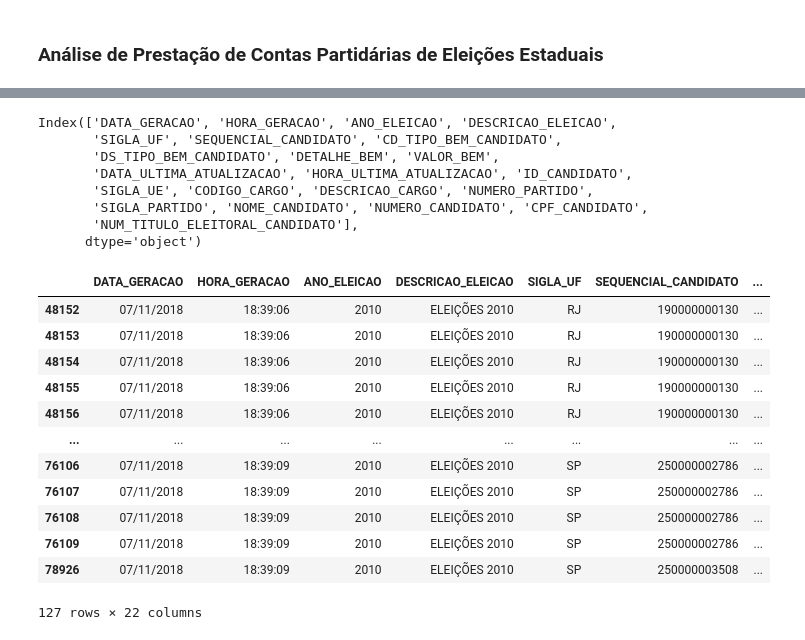
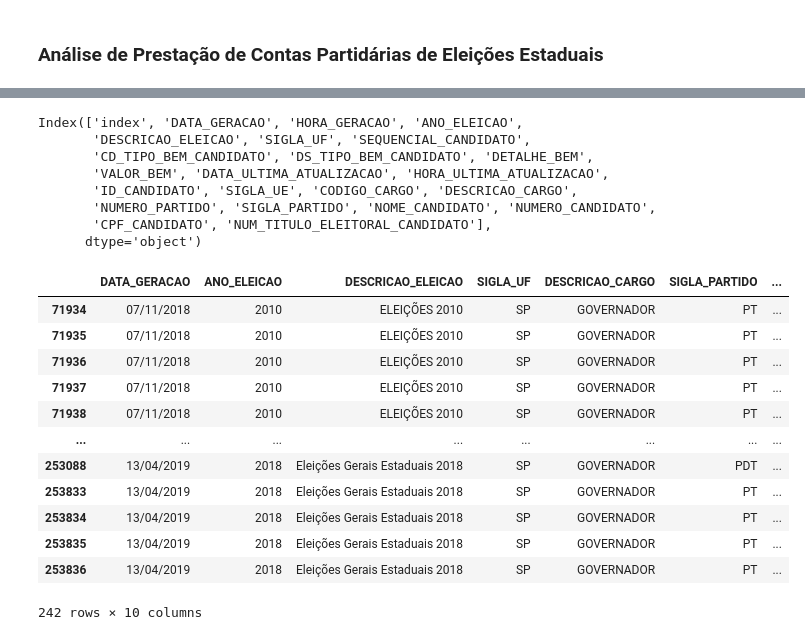
Before and after one commit to robsoncartes/An-lise-de-Presta-o-de-Contas-Partid-rias-de-Elei-es-Estaduais, a Jupyter notebook: AnaliseDePrestacaoDeContasPartidariasDeEleicoesEstaduais.ipynb, the cells around one changed output, grey strips where cells are left out. Saved outputs shown, nothing was run; the diff lists cells and outputs as text; code cells hidden in the pictures.

```diff
--- a/AnaliseDePrestacaoDeContasPartidariasDeEleicoesEstaduais.ipynb
+++ b/AnaliseDePrestacaoDeContasPartidariasDeEleicoesEstaduais.ipynb
@@ -13,4 +13,7 @@ pd.set_option("float_format", locale.currency)
 #pd.set_option('display.float_format', lambda x: '%,.2f' % x)
 # %%
 # Leitura dos dados dos bens declarados para um determinado cargo (presidente, governador, senador, deputado federal, deputado estadual, prefeito, vereador)
-governor2010 = api.get_assets(year=2010, position="GOVERNADOR")
+
+elections2010 = api.get_assets(year=2010, position="GOVERNADOR")
+elections2014 = api.get_assets(year=2014, position="GOVERNADOR")
+elections2018 = api.get_assets(year=2018, position="GOVERNADOR")
@@ -17,31 +71,38 @@ governor2010 = api.get_assets(year=2010, position="GOVERNADOR")
+# %%
+elections = pd.concat([elections2010, elections2014])
+elections = pd.concat([elections, elections2018])
+elections.reset_index(inplace=True)
 # %%
 # Exibe o nome de todas as colunas
-governor2010.columns
+elections.columns
 # %% [output]
-Index(['DATA_GERACAO', 'HORA_GERACAO', 'ANO_ELEICAO', 'DESCRICAO_ELEICAO',
-       'SIGLA_UF', 'SEQUENCIAL_CANDIDATO', 'CD_TIPO_BEM_CANDIDATO',
-       'DS_TIPO_BEM_CANDIDATO', 'DETALHE_BEM', 'VALOR_BEM',
-       'DATA_ULTIMA_ATUALIZACAO', 'HORA_ULTIMA_ATUALIZACAO', 'ID_CANDIDATO',
-       'SIGLA_UE', 'CODIGO_CARGO', 'DESCRICAO_CARGO', 'NUMERO_PARTIDO',
-       'SIGLA_PARTIDO', 'NOME_CANDIDATO', 'NUMERO_CANDIDATO', 'CPF_CANDIDATO',
-       'NUM_TITULO_ELEITORAL_CANDIDATO'],
+Index(['index', 'DATA_GERACAO', 'HORA_GERACAO', 'ANO_ELEICAO',
+       'DESCRICAO_ELEICAO', 'SIGLA_UF', 'SEQUENCIAL_CANDIDATO',
+       'CD_TIPO_BEM_CANDIDATO', 'DS_TIPO_BEM_CANDIDATO', 'DETALHE_BEM',
+       'VALOR_BEM', 'DATA_ULTIMA_ATUALIZACAO', 'HORA_ULTIMA_ATUALIZACAO',
+       'ID_CANDIDATO', 'SIGLA_UE', 'CODIGO_CARGO', 'DESCRICAO_CARGO',
+       'NUMERO_PARTIDO', 'SIGLA_PARTIDO', 'NOME_CANDIDATO', 'NUMERO_CANDIDATO',
+       'CPF_CANDIDATO', 'NUM_TITULO_ELEITORAL_CANDIDATO'],
       dtype='object')
 # %%
-# Filtro para exibir registros (contém todas as colunas) onde a 'SIGLA_UF' seja apenas 'SP' ou 'RJ' e DESCRICAO_CARGO seja 'GOVERNADOR'
-filter_state = governor2010[((governor2010["SIGLA_UF"] == "SP") | (governor2010["SIGLA_UF"] == "RJ"))
-                            & (governor2010["DESCRICAO_CARGO"] == "GOVERNADOR")]
-filter_state
+# Filtro para exibir registros (contém todas as colunas) onde a 'SIGLA_UF' seja apenas 'SP' e 'DESCRICAO_CARGO' seja 'GOVERNADOR'
+filter_elections_governors = elections[(elections["SIGLA_UF"] == "SP") & (elections["DESCRICAO_CARGO"] == "GOVERNADOR")]
+
+# Exibe todos os registros e bens declarados de cada candidato ao cargo de Governador de São Paulo nas eleições de 2010, 2014 e 2018
+filter_elections_governors.loc[:, ['DATA_GERACAO', 'ANO_ELEICAO', 'DESCRICAO_ELEICAO', 'SIGLA_UF',
+                                   'DESCRICAO_CARGO', 'SIGLA_PARTIDO', 'NOME_CANDIDATO', 'CPF_CANDIDATO',
+                                   'DETALHE_BEM', 'VALOR_BEM']]
 # %% [output]
-|  | DATA_GERACAO | HORA_GERACAO | ANO_ELEICAO | DESCRICAO_ELEICAO | SIGLA_UF | SEQUENCIAL_CANDIDATO | ... |
-| 48152 | 07/11/2018 | 18:39:06 | 2010 | ELEIÇÕES 2010 | RJ | 190000000130 | ... |
-| 48153 | 07/11/2018 | 18:39:06 | 2010 | ELEIÇÕES 2010 | RJ | 190000000130 | ... |
-| 48154 | 07/11/2018 | 18:39:06 | 2010 | ELEIÇÕES 2010 | RJ | 190000000130 | ... |
-| 48155 | 07/11/2018 | 18:39:06 | 2010 | ELEIÇÕES 2010 | RJ | 190000000130 | ... |
-| 48156 | 07/11/2018 | 18:39:06 | 2010 | ELEIÇÕES 2010 | RJ | 190000000130 | ... |
+|  | DATA_GERACAO | ANO_ELEICAO | DESCRICAO_ELEICAO | SIGLA_UF | DESCRICAO_CARGO | SIGLA_PARTIDO | ... |
+| 71934 | 07/11/2018 | 2010 | ELEIÇÕES 2010 | SP | GOVERNADOR | PT | ... |
+| 71935 | 07/11/2018 | 2010 | ELEIÇÕES 2010 | SP | GOVERNADOR | PT | ... |
+| 71936 | 07/11/2018 | 2010 | ELEIÇÕES 2010 | SP | GOVERNADOR | PT | ... |
+| 71937 | 07/11/2018 | 2010 | ELEIÇÕES 2010 | SP | GOVERNADOR | PT | ... |
+| 71938 | 07/11/2018 | 2010 | ELEIÇÕES 2010 | SP | GOVERNADOR | PT | ... |
 | ... | ... | ... | ... | ... | ... | ... | ... |
-| 76106 | 07/11/2018 | 18:39:09 | 2010 | ELEIÇÕES 2010 | SP | 250000002786 | ... |
-| 76107 | 07/11/2018 | 18:39:09 | 2010 | ELEIÇÕES 2010 | SP | 250000002786 | ... |
-| 76108 | 07/11/2018 | 18:39:09 | 2010 | ELEIÇÕES 2010 | SP | 250000002786 | ... |
-| 76109 | 07/11/2018 | 18:39:09 | 2010 | ELEIÇÕES 2010 | SP | 250000002786 | ... |
-| 78926 | 07/11/2018 | 18:39:09 | 2010 | ELEIÇÕES 2010 | SP | 250000003508 | ... |
+| 253088 | 13/04/2019 | 2018 | Eleições Gerais Estaduais 2018 | SP | GOVERNADOR | PDT | ... |
+| 253833 | 13/04/2019 | 2018 | Eleições Gerais Estaduais 2018 | SP | GOVERNADOR | PT | ... |
+| 253834 | 13/04/2019 | 2018 | Eleições Gerais Estaduais 2018 | SP | GOVERNADOR | PT | ... |
+| 253835 | 13/04/2019 | 2018 | Eleições Gerais Estaduais 2018 | SP | GOVERNADOR | PT | ... |
+| 253836 | 13/04/2019 | 2018 | Eleições Gerais Estaduais 2018 | SP | GOVERNADOR | PT | ... |
-127 rows × 22 columns
+242 rows × 10 columns
```
Also changed, not shown: parts of 9 cells of this notebook.
